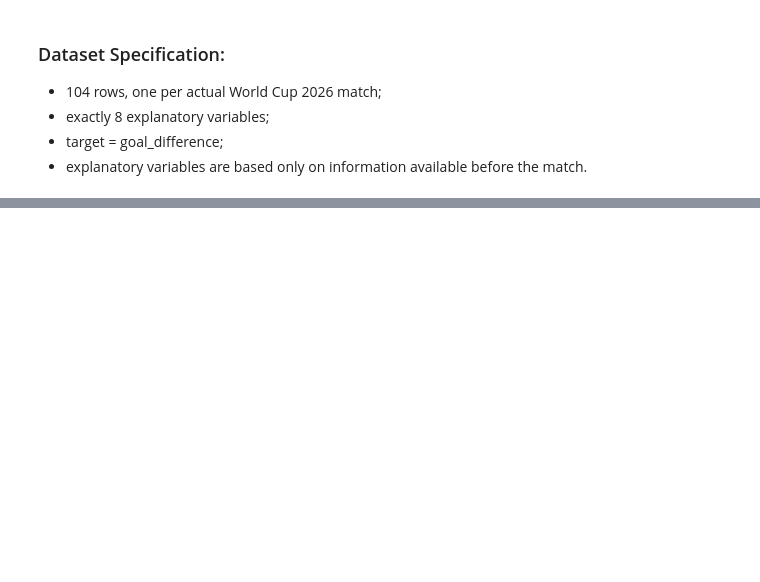
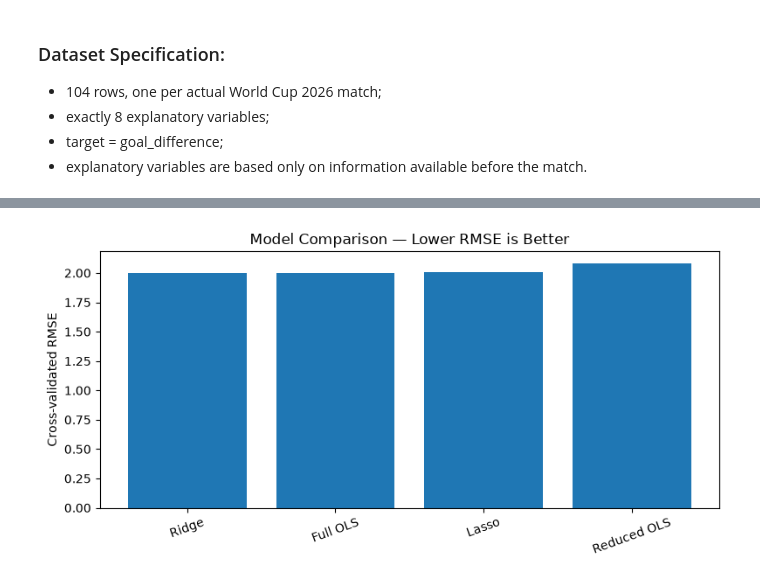
Before and after one commit to Jordan-S405349/HIT140-FOUNDATIONS-OF-DATA-SCIENCE---Sydney-Group-4---Assessment-3, a Jupyter notebook: linearreg_objective_2_1.ipynb, the cells around one changed output, grey strips where cells are left out. Cells and saved outputs as stored; diff of their text form; code cells hidden in the pictures; blank space fills up the shorter version.

```diff
--- a/linearreg_objective_2_1.ipynb
+++ b/linearreg_objective_2_1.ipynb
@@ -115,0 +300,15 @@ KeyError: "['X7_previous_goal_margin_diff'] not in index"
+# %%
+X = df[predictors]
+y = df[target]
+
+X_vif = sm.add_constant(X)
+
+vif_table = pd.DataFrame({
+    "Variable": predictors,
+    "VIF": [
+        variance_inflation_factor(X_vif.values, i)
+        for i in range(1, X_vif.shape[1])
+    ]
+}).sort_values("VIF", ascending=False)
+
+vif_table
@@ -115,0 +352,15 @@ KeyError: "['X7_previous_goal_margin_diff'] not in index"
+# %%
+highest_vif_variable = vif_table.iloc[0]["Variable"]
+highest_vif_value = vif_table.iloc[0]["VIF"]
+
+if highest_vif_value > 5:
+    reduced_predictors = [p for p in predictors if p != highest_vif_variable]
+    print(f"Removed {highest_vif_variable}; VIF = {highest_vif_value:.2f}")
+else:
+    reduced_predictors = predictors.copy()
+    print("No VIF above 5; reduced model keeps all predictors.")
+
+X_reduced = df[reduced_predictors]
+reduced_ols = sm.OLS(y, sm.add_constant(X_reduced)).fit()
+
+print(reduced_ols.summary())
@@ -115,0 +442,10 @@ KeyError: "['X7_previous_goal_margin_diff'] not in index"
+# %%
+plt.figure(figsize=(8, 4))
+plt.bar(model_comparison["Model"], model_comparison["CV_RMSE"])
+plt.ylabel("Cross-validated RMSE")
+plt.title("Model Comparison — Lower RMSE is Better")
+plt.xticks(rotation=20)
+plt.tight_layout()
+plt.show()
+# %% [output]
+[figure, added]
```
Also changed, not shown: parts of 26 cells of this notebook.
